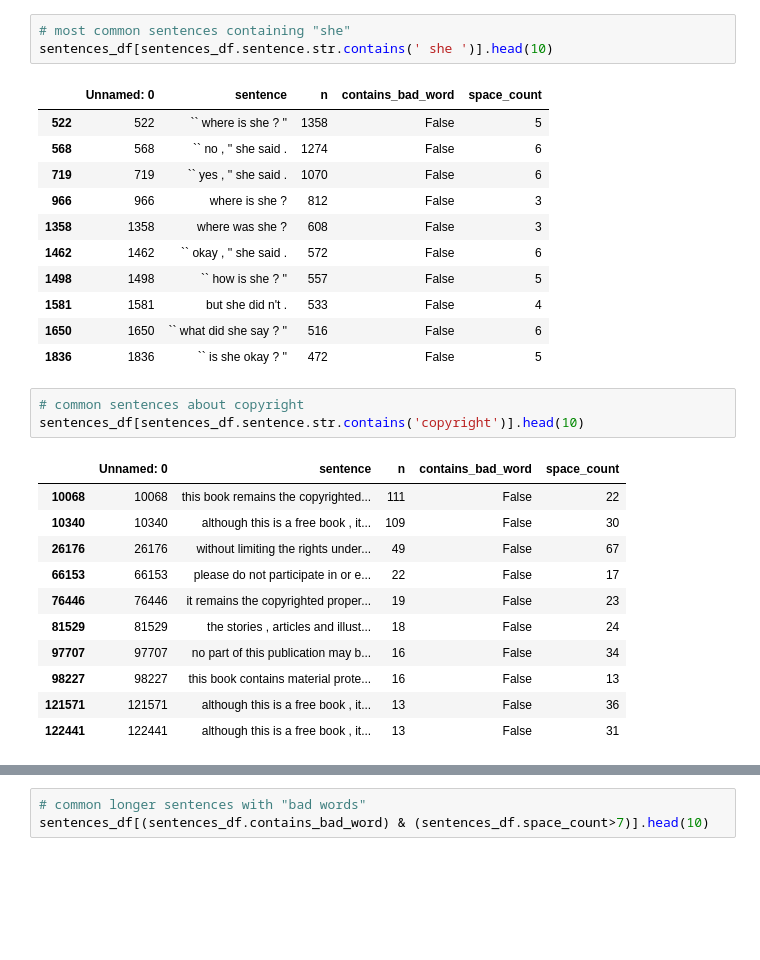
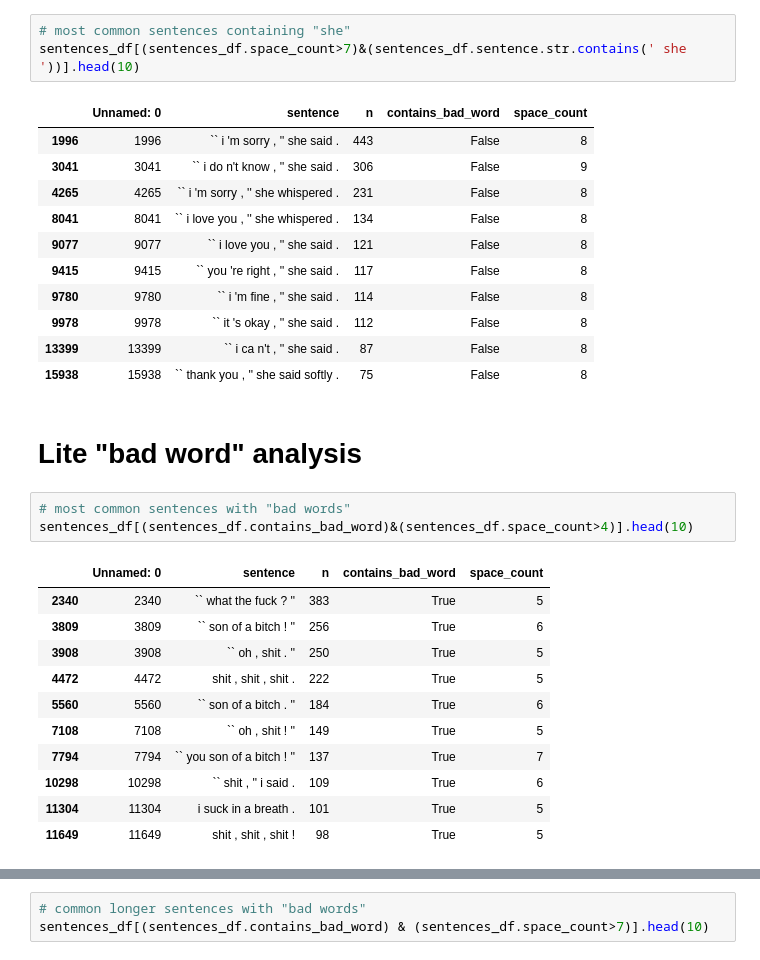
Before and after one commit to jackbandy/bookcorpus-datasheet, a Jupyter notebook: Sentence Analysis.ipynb, the cells around one changed output, grey strips where cells are left out. Cells and saved outputs as stored; diff of their text form; blank space fills up the shorter version.

Commit message:
tweaked sentence analysis notebook

```diff
--- a/Sentence Analysis.ipynb
+++ b/Sentence Analysis.ipynb
@@ -48,33 +97,35 @@ sentences_df[sentences_df.sentence.str.contains(' he ')].head(10)
 # %%
 # most common sentences containing "she"
-sentences_df[sentences_df.sentence.str.contains(' she ')].head(10)
+sentences_df[(sentences_df.space_count>7)&(sentences_df.sentence.str.contains(' she '))].head(10)
 # %% [output]
 |  | Unnamed: 0 | sentence | n | contains_bad_word | space_count |
-| 522 | 522 | `` where is she ? '' | 1358 | False | 5 |
-| 568 | 568 | `` no , '' she said . | 1274 | False | 6 |
-| 719 | 719 | `` yes , '' she said . | 1070 | False | 6 |
-| 966 | 966 | where is she ? | 812 | False | 3 |
-| 1358 | 1358 | where was she ? | 608 | False | 3 |
-| 1462 | 1462 | `` okay , '' she said . | 572 | False | 6 |
-| 1498 | 1498 | `` how is she ? '' | 557 | False | 5 |
-| 1581 | 1581 | but she did n't . | 533 | False | 4 |
-| 1650 | 1650 | `` what did she say ? '' | 516 | False | 6 |
-| 1836 | 1836 | `` is she okay ? '' | 472 | False | 5 |
+| 1996 | 1996 | `` i 'm sorry , '' she said . | 443 | False | 8 |
+| 3041 | 3041 | `` i do n't know , '' she said . | 306 | False | 9 |
+| 4265 | 4265 | `` i 'm sorry , '' she whispered . | 231 | False | 8 |
+| 8041 | 8041 | `` i love you , '' she whispered . | 134 | False | 8 |
+| 9077 | 9077 | `` i love you , '' she said . | 121 | False | 8 |
+| 9415 | 9415 | `` you 're right , '' she said . | 117 | False | 8 |
+| 9780 | 9780 | `` i 'm fine , '' she said . | 114 | False | 8 |
+| 9978 | 9978 | `` it 's okay , '' she said . | 112 | False | 8 |
+| 13399 | 13399 | `` i ca n't , '' she said . | 87 | False | 8 |
+| 15938 | 15938 | `` thank you , '' she said softly . | 75 | False | 8 |
+# %% [markdown]
+# Lite "bad word" analysis
 # %%
-# common sentences about copyright
-sentences_df[sentences_df.sentence.str.contains('copyright')].head(10)
+# most common sentences with "bad words"
+sentences_df[(sentences_df.contains_bad_word)&(sentences_df.space_count>4)].head(10)
 # %% [output]
 |  | Unnamed: 0 | sentence | n | contains_bad_word | space_count |
-| 10068 | 10068 | this book remains the copyrighted... | 111 | False | 22 |
-| 10340 | 10340 | although this is a free book , it... | 109 | False | 30 |
-| 26176 | 26176 | without limiting the rights under... | 49 | False | 67 |
-| 66153 | 66153 | please do not participate in or e... | 22 | False | 17 |
-| 76446 | 76446 | it remains the copyrighted proper... | 19 | False | 23 |
-| 81529 | 81529 | the stories , articles and illust... | 18 | False | 24 |
-| 97707 | 97707 | no part of this publication may b... | 16 | False | 34 |
-| 98227 | 98227 | this book contains material prote... | 16 | False | 13 |
-| 121571 | 121571 | although this is a free book , it... | 13 | False | 36 |
-| 122441 | 122441 | although this is a free book , it... | 13 | False | 31 |
+| 2340 | 2340 | `` what the fuck ? '' | 383 | True | 5 |
+| 3809 | 3809 | `` son of a bitch ! '' | 256 | True | 6 |
+| 3908 | 3908 | `` oh , shit . '' | 250 | True | 5 |
+| 4472 | 4472 | shit , shit , shit . | 222 | True | 5 |
+| 5560 | 5560 | `` son of a bitch . '' | 184 | True | 6 |
+| 7108 | 7108 | `` oh , shit ! '' | 149 | True | 5 |
+| 7794 | 7794 | `` you son of a bitch ! '' | 137 | True | 7 |
+| 10298 | 10298 | `` shit , '' i said . | 109 | True | 6 |
+| 11304 | 11304 | i suck in a breath . | 101 | True | 5 |
+| 11649 | 11649 | shit , shit , shit ! | 98 | True | 5 |
 # %%
 # random sentences with "bad words"
 sentences_df[(sentences_df.contains_bad_word)].sample(10).sort_values(by='n',ascending=False)
```
Also changed, not shown: parts of 9 cells of this notebook.
